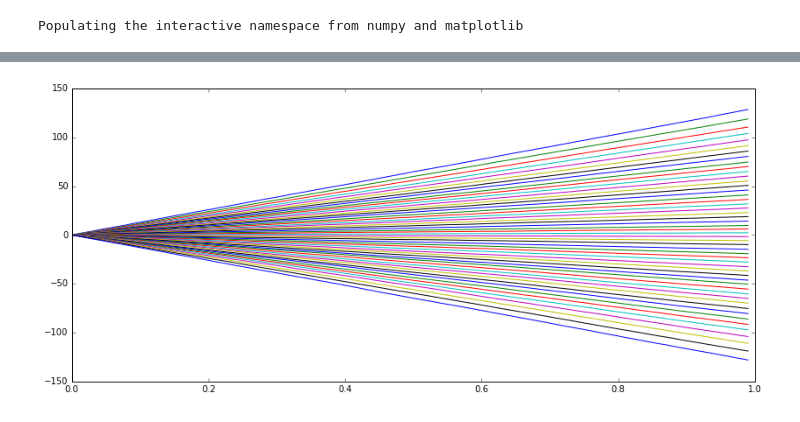
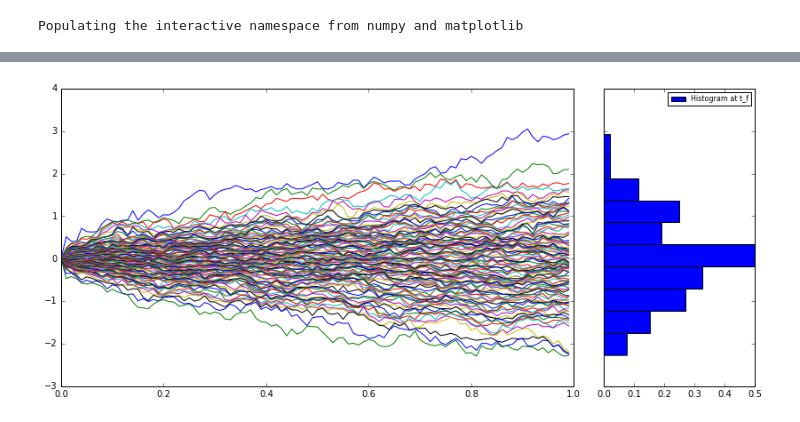
Before and after one commit to MinGao1314/dbm, a Jupyter notebook: beta_ensemble/beta_hermite_gaussian_ensembles.ipynb, the cells around one changed output, grey strips where cells are left out. Drawn from its saved outputs; the diff is of its cells as text; code cells hidden in the pictures.

```diff
--- a/beta_ensemble/beta_hermite_gaussian_ensembles.ipynb
+++ b/beta_ensemble/beta_hermite_gaussian_ensembles.ipynb
@@ -38,9 +40,6 @@ def sc_law(x,R=1):
     return 2/(pi*R**2) * np.sqrt(R**2 - x**2)
 # %% [output]
 Populating the interactive namespace from numpy and matplotlib
-# %%
-dim = 4
-beta = 1
 # %%
 def beta_Hermite_Gaussian_ensemble(dim, beta):
     diag = np.diag(np.random.randn(dim))
@@ -50,3 +49,15 @@ def beta_Hermite_Gaussian_ensemble(dim, beta):
     u_diag = np.diag(u_diag_vect,1)
     H_b = diag + u_diag + u_diag.T
     return H_b
+
+def gue(dim, beta, normalization=False): #beta=1 pour real et 2 pour herm
+    B = np.random.randn(dim, dim)
+    B_tild = np.random.randn(dim, dim)
+    diag = (2/(beta))**0.5 * np.diag(np.diag(B))
+    triu = (1/(beta))**0.5 * (np.triu(B,1) + 1j*(beta-1)*np.triu(B_tild,1))
+    H = np.zeros((dim,dim)) + diag + triu + triu.T
+    if normalization:
+        H_return = (1/(N**0.5))*H
+    else:
+        H_return = H
+    return H_return
@@ -137,2 +137,2 @@ class beta_hermite_dpp:
 # %%
-test_beta_hermite_dpp = beta_hermite_dpp(50, 1000, 1, beta=2)
+test_beta_hermite_dpp = beta_hermite_dpp(100, 100, 1, beta=2, rescaling=False)
@@ -144,8 +139,20 @@ test_beta_hermite_dpp.plot()
 # %%
 fig = plt.figure(1, figsize=(14, 6))
+gs = GridSpec(1,4)
+
+dpp_fig = fig.add_subplot(gs[0,0:3])
+dpp_hist = fig.add_subplot(gs[0,3])
 
 t = np.matlib.repmat(np.arange(0, test_beta_hermite_dpp.tf, test_beta_hermite_dpp.dt),test_beta_hermite_dpp.n_traj,1)
-plt.plot(t.T, test_beta_hermite_dpp.eigen_values)
+dpp_fig.plot(t.T, test_beta_hermite_dpp.eigen_values)
+
+eigen_values_final = test_beta_hermite_dpp.eigen_values[-1]
+hist = dpp_hist.hist(eigen_values_final, bins=10, normed=True, orientation='horizontal',label="Histogram at t_f")
+
+plt.setp(dpp_hist.get_yticklabels(), visible=False)
+dpp_hist.set_ylim(dpp_fig.get_ylim())
+
+dpp_hist.legend(prop={'size':8})
 plt.show()
 # %% [output]
-[figure, old version]
+[figure, new version]
```
Also changed, not shown: parts of 11 cells of this notebook, 20 other files.
